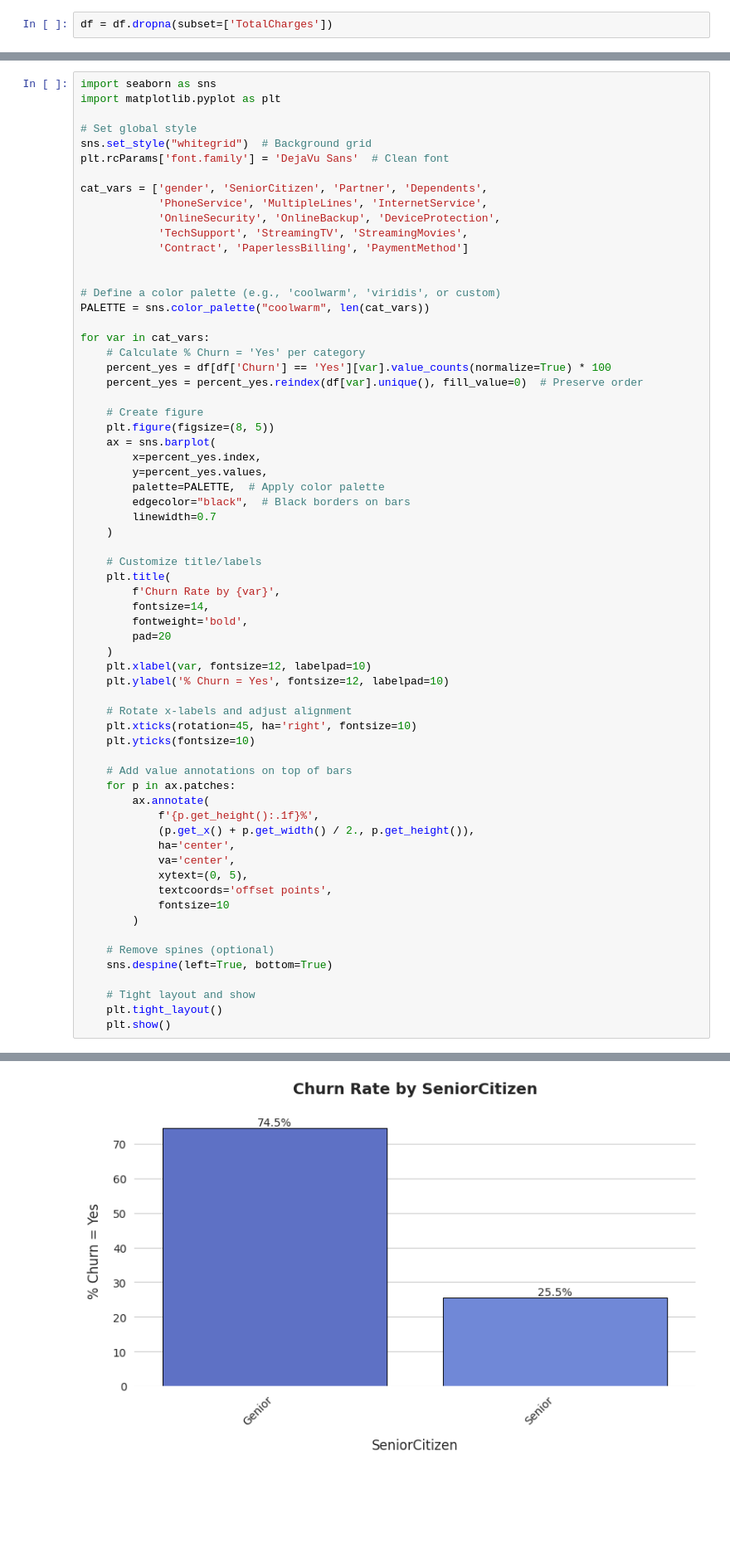
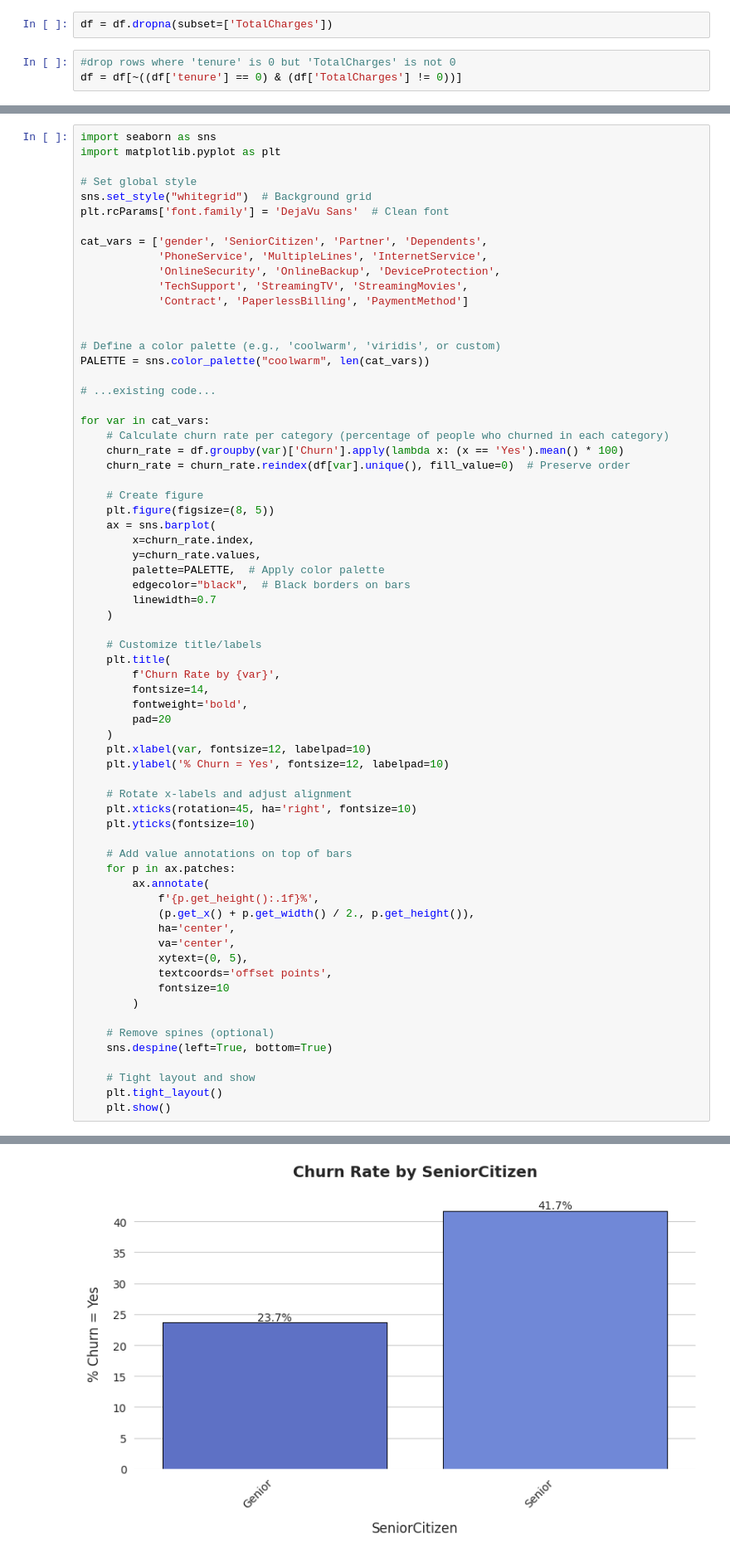
Before and after one commit to IzeriaAbdellatif/Telecom-Churn-prediction-using-machine-Learning, a Jupyter notebook: main.ipynb, the cells around one changed output, grey strips where cells are left out. Shown at 83% size. Cells and saved outputs as stored; diff of their text form; blank space fills up the shorter version.

```diff
--- a/main.ipynb
+++ b/main.ipynb
@@ -118,6 +126,9 @@ print(df['TotalCharges'].isnull().sum())
 11
 # %%
 df = df.dropna(subset=['TotalCharges'])
+# %%
+#drop rows where 'tenure' is 0 but 'TotalCharges' is not 0
+df = df[~((df['tenure'] == 0) & (df['TotalCharges'] != 0))]
 # %%
 from sklearn.preprocessing import LabelEncoder
 
@@ -167,16 +185,18 @@ cat_vars = ['gender', 'SeniorCitizen', 'Partner', 'Dependents',
 # Define a color palette (e.g., 'coolwarm', 'viridis', or custom)
 PALETTE = sns.color_palette("coolwarm", len(cat_vars))
 
+# ...existing code...
+
 for var in cat_vars:
-    # Calculate % Churn = 'Yes' per category
-    percent_yes = df[df['Churn'] == 'Yes'][var].value_counts(normalize=True) * 100
-    percent_yes = percent_yes.reindex(df[var].unique(), fill_value=0)  # Preserve order
+    # Calculate churn rate per category (percentage of people who churned in each category)
+    churn_rate = df.groupby(var)['Churn'].apply(lambda x: (x == 'Yes').mean() * 100)
+    churn_rate = churn_rate.reindex(df[var].unique(), fill_value=0)  # Preserve order
 
     # Create figure
     plt.figure(figsize=(8, 5))
     ax = sns.barplot(
-        x=percent_yes.index,
-        y=percent_yes.values,
+        x=churn_rate.index,
+        y=churn_rate.values,
         palette=PALETTE,  # Apply color palette
         edgecolor="black",  # Black borders on bars
         linewidth=0.7
@@ -222,7 +242,7 @@ Passing `palette` without assigning `hue` is deprecated and will be removed in v
 Passing `palette` without assigning `hue` is deprecated and will be removed in v0.14.0. Assign the `x` variable to `hue` and set `legend=False` for the same effect.
 
   ax = sns.barplot(
-[figure, old version]
+[figure, new version]
 Passing `palette` without assigning `hue` is deprecated and will be removed in v0.14.0. Assign the `x` variable to `hue` and set `legend=False` for the same effect.
 
   ax = sns.barplot(
```
Also changed, not shown: parts of 32 cells of this notebook, 2 other files.
